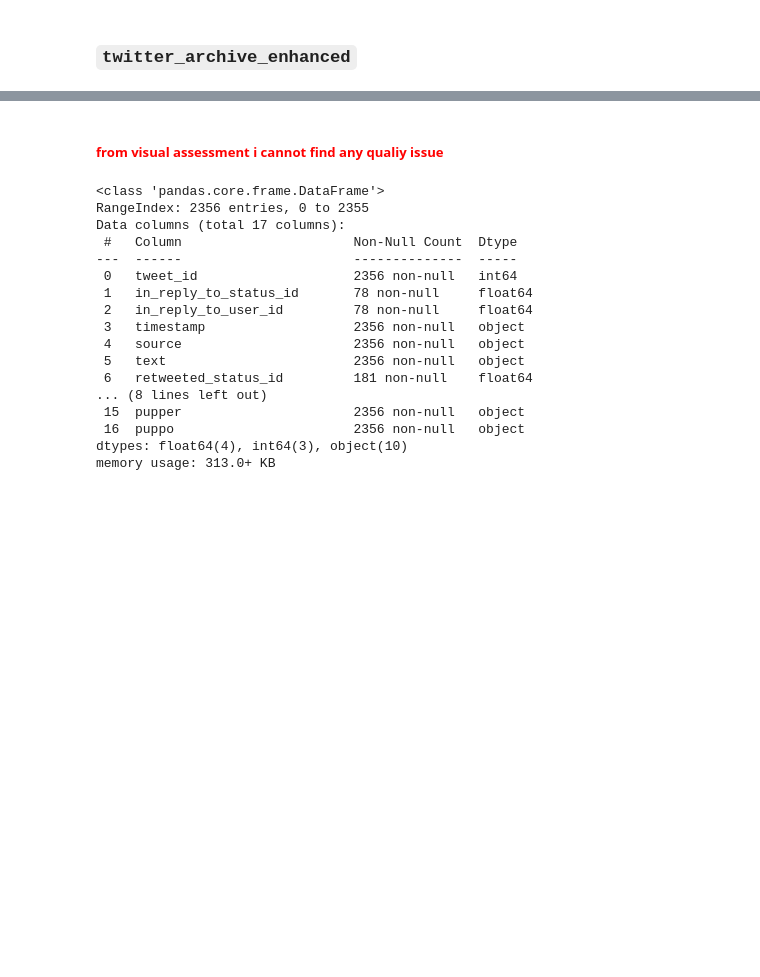
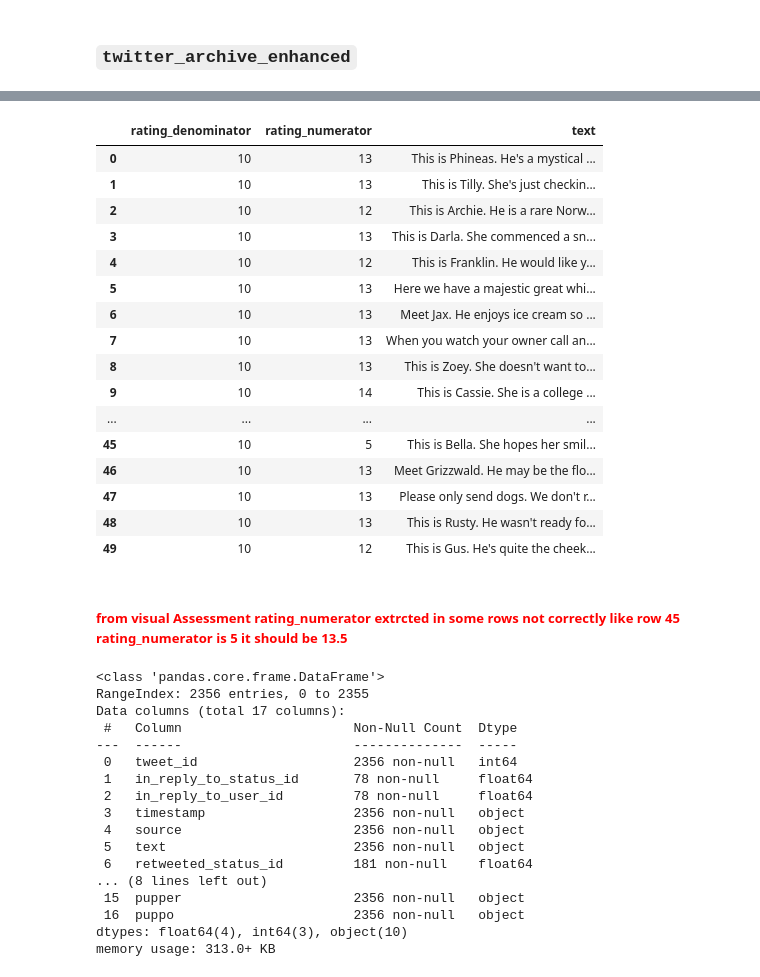
Before and after one commit to hazemmm77/WeRateDogs-Twitter-data, a Jupyter notebook: wrangle_act.ipynb, the cells around one changed output, grey strips where cells are left out. Drawn from its saved outputs; the diff is of its cells as text; code cells hidden in the pictures; blank space fills up the shorter version.

```diff
--- a/wrangle_act.ipynb
+++ b/wrangle_act.ipynb
@@ -147,5 +185,28 @@ twitter_archive_enhanced.sample(10) ## visual Assessment
-# %% [markdown]
-<h5 style="color:red;">from visual assessment i cannot find any qualiy issue</h5>
+# %%
+twitter_archive_enhanced.temp=twitter_archive_enhanced[{'text','rating_numerator','rating_denominator'}]
+# %%
+pd.set_option('display.max_colwidth', -1)
+twitter_archive_enhanced.temp.head(50)
+# %% [output]
+|  | rating_denominator | rating_numerator | text |
+| 0 | 10 | 13 | This is Phineas. He's a mystical ... |
+| 1 | 10 | 13 | This is Tilly. She's just checkin... |
+| 2 | 10 | 12 | This is Archie. He is a rare Norw... |
+| 3 | 10 | 13 | This is Darla. She commenced a sn... |
+| 4 | 10 | 12 | This is Franklin. He would like y... |
+| 5 | 10 | 13 | Here we have a majestic great whi... |
+| 6 | 10 | 13 | Meet Jax. He enjoys ice cream so ... |
+| 7 | 10 | 13 | When you watch your owner call an... |
+| 8 | 10 | 13 | This is Zoey. She doesn't want to... |
+| 9 | 10 | 14 | This is Cassie. She is a college ... |
+| ... | ... | ... | ... |
+| 45 | 10 | 5 | This is Bella. She hopes her smil... |
+| 46 | 10 | 13 | Meet Grizzwald. He may be the flo... |
+| 47 | 10 | 13 | Please only send dogs. We don't r... |
+| 48 | 10 | 13 | This is Rusty. He wasn't ready fo... |
+| 49 | 10 | 12 | This is Gus. He's quite the cheek... |
+# %% [markdown]
+<h5 style="color:red;">from visual Assessment rating_numerator extrcted in some rows not correctly like  row 45  rating_numerator is 5 it should be 13.5 </h5>
 # %%
 twitter_archive_enhanced.info() ## programmatic Assessment
 # %% [output]
```
Also changed, not shown: parts of 57 cells of this notebook.
